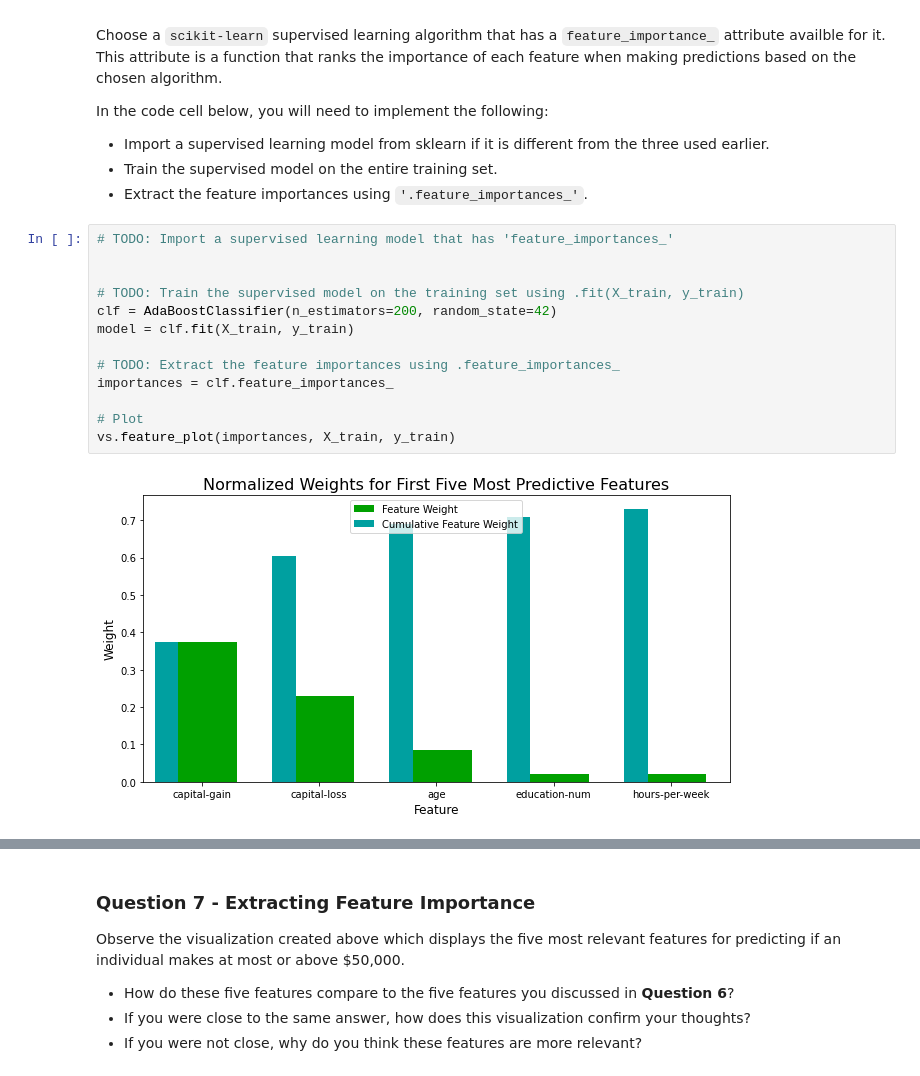
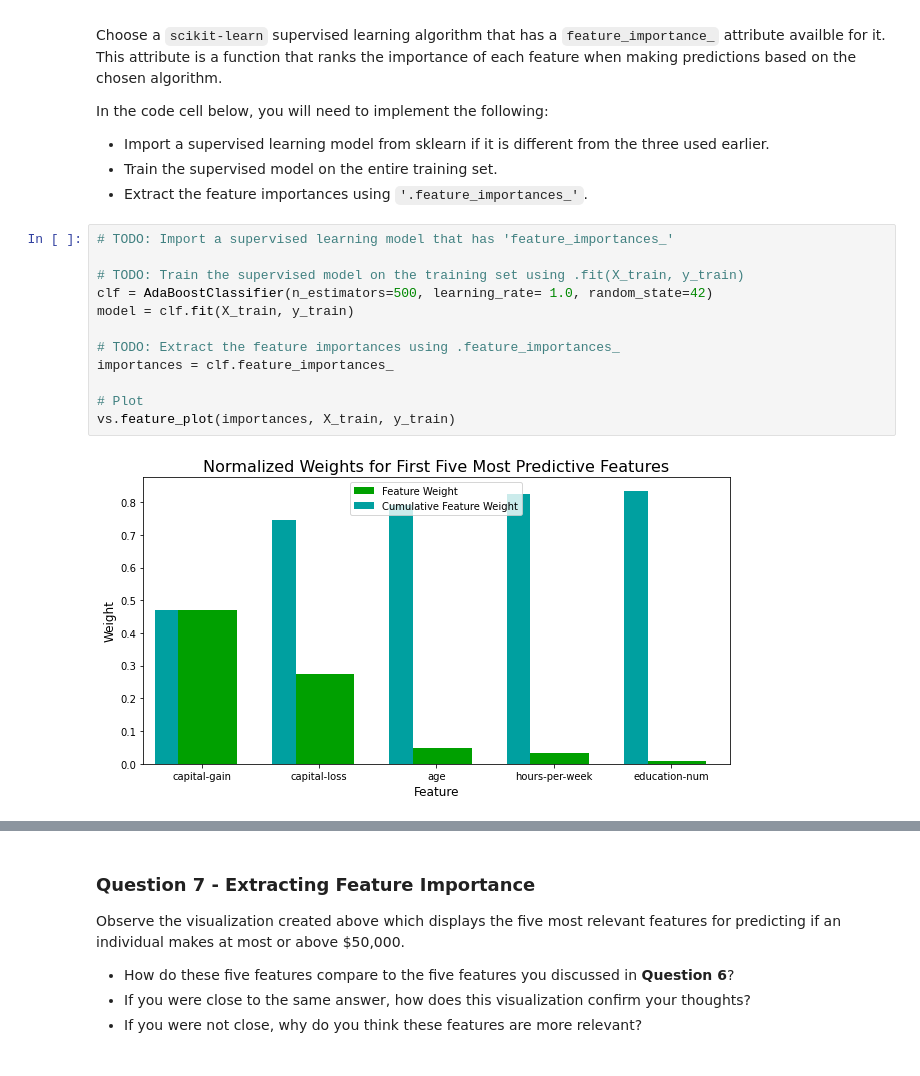
Before and after one commit to hkawanishi/cd0025-supervised-learning, a Jupyter notebook: finding_donors/finding_donors.ipynb, the cells around one changed output, grey strips where cells are left out. Cells and saved outputs as stored; diff of their text form.

```diff
--- a/finding_donors/finding_donors.ipynb
+++ b/finding_donors/finding_donors.ipynb
@@ -665,15 +669,14 @@ In the code cell below, you will need to implement the following:
 # %%
 # TODO: Import a supervised learning model that has 'feature_importances_'
 
-
 # TODO: Train the supervised model on the training set using .fit(X_train, y_train)
-clf = AdaBoostClassifier(n_estimators=200, random_state=42)
+clf = AdaBoostClassifier(n_estimators=500, learning_rate= 1.0, random_state=42)
 model = clf.fit(X_train, y_train)
 
 # TODO: Extract the feature importances using .feature_importances_
 importances = clf.feature_importances_
 
 # Plot
 vs.feature_plot(importances, X_train, y_train)
 # %% [output]
-[figure, old version]
+[figure, new version]
```
Also changed, not shown: parts of 13 cells of this notebook, 1 other file.
